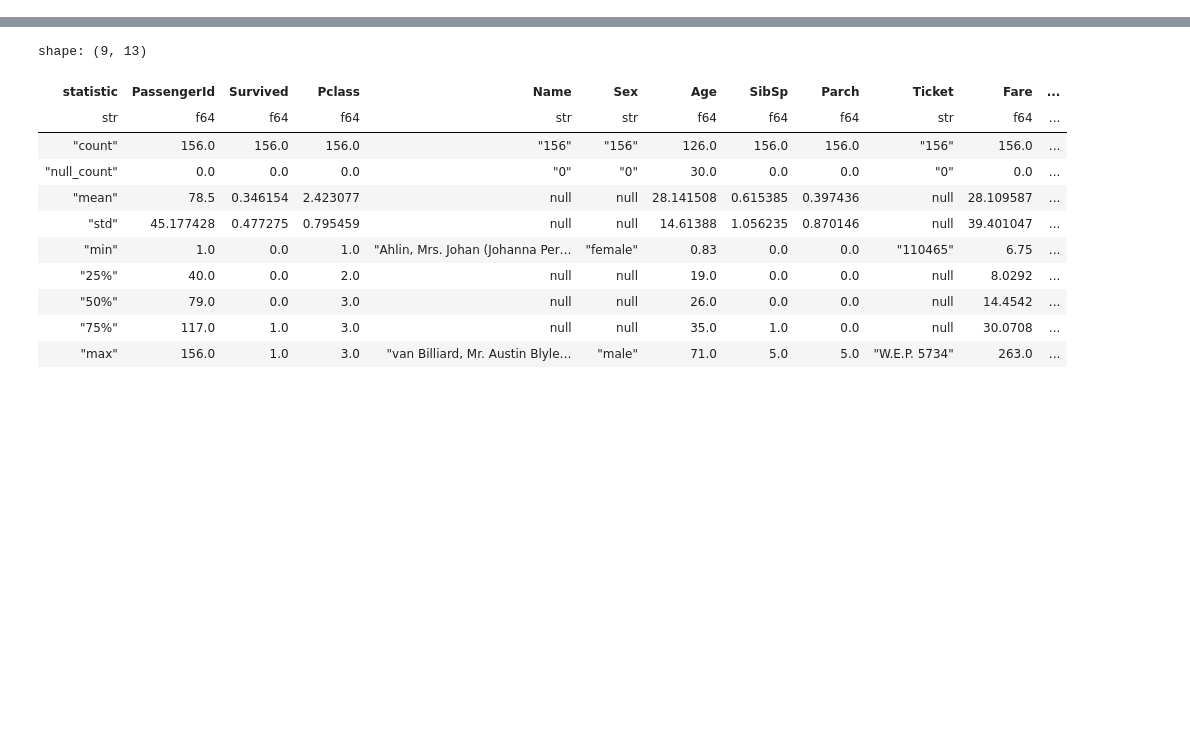
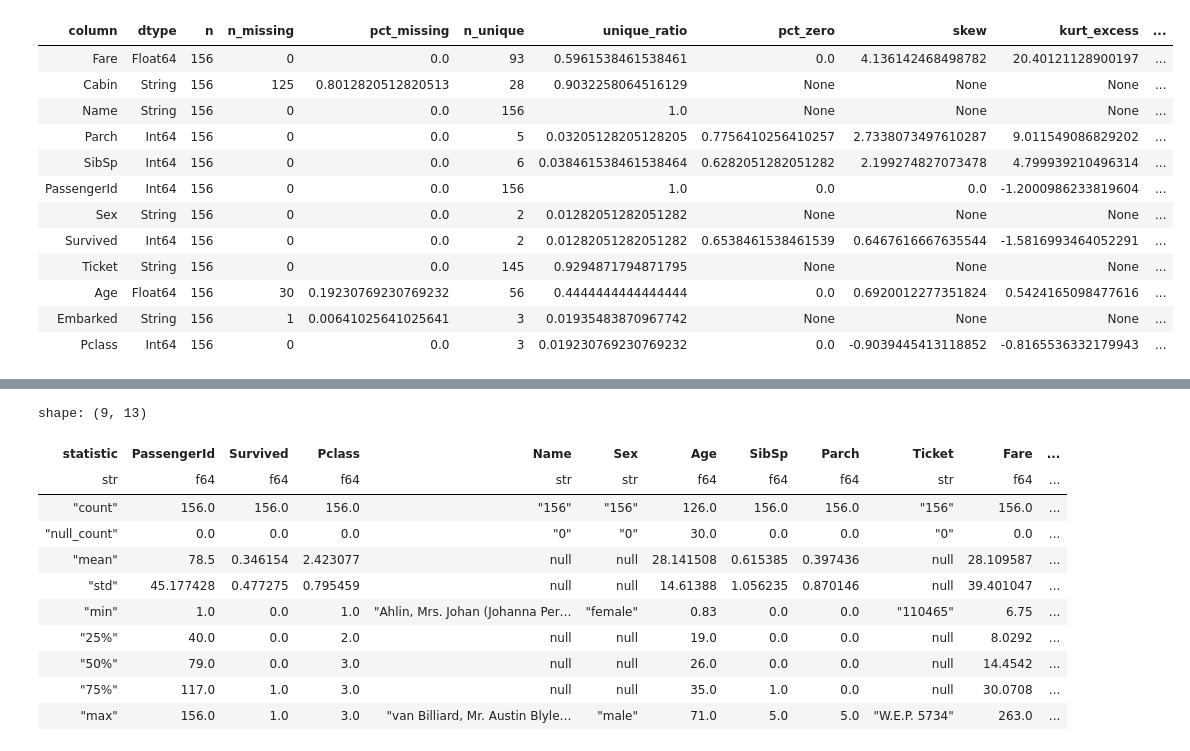
Before and after one commit to pytoned/polars-cleanviz, a Jupyter notebook: demo/polarscope_demo.ipynb, the cells around one changed output, grey strips where cells are left out. Saved outputs shown, nothing was run; the diff lists cells and outputs as text; code cells hidden in the pictures; blank space fills up the shorter version.

```diff
--- a/demo/polarscope_demo.ipynb
+++ b/demo/polarscope_demo.ipynb
@@ -89,0 +695,3 @@ ps.xray(df)
+# %%
+pl.Config.set_thousands_separator(' ')
+avg_rev.sort('REVENUE_AVG', descending=True).head(10)
@@ -89,0 +776,28 @@ ps.xray(df)
+# %%
+def shaky_flags(df: pl.DataFrame) -> pl.DataFrame:
+    flags = []
+    for col, dtype in zip(df.columns, df.dtypes):
+        s = df[col].drop_nulls()
+        f = {"column": col, "flags": []}
+
+        n = df.height
+        n_unique = s.n_unique()
+        pct_missing = (df.height - s.len()) / n
+
+        if pct_missing > 0.3:
+            f["flags"].append("high_missing")
+        if n_unique == 1:
+            f["flags"].append("constant")
+        if n_unique / n > 0.9:
+            f["flags"].append("id_like")
+        if dtype in (pl.Int64, pl.Float64):
+            skew = s.skew()
+            kurt = s.kurtosis()
+            if abs(skew) > 2:
+                f["flags"].append("high_skew")
+            if kurt > 7:
+                f["flags"].append("fat_tails")
+        flags.append(f)
+    return pl.DataFrame(flags)
+
+shaky_flags(df.select(cs.numeric()))
@@ -89,0 +1089,3 @@ ps.xray(df)
+# %%
+res = shaky_flags(df)  # or shaky_flags(df, ShakyConfig(binary_majority=0.7, entropy_threshold=0.6))
+res.select("column","flags","flag_score","recommendation").head(12)
@@ -89,0 +1107,17 @@ ps.xray(df)
+# %%
+from great_tables import GT
+GT(res)
+# %% [output]
+| column | dtype | n | n_missing | pct_missing | n_unique | unique_ratio | pct_zero | skew | kurt_excess | ... |
+| Fare | Float64 | 156 | 0 | 0.0 | 93 | 0.5961538461538461 | 0.0 | 4.136142468498782 | 20.40121128900197 | ... |
+| Cabin | String | 156 | 125 | 0.8012820512820513 | 28 | 0.9032258064516129 | None | None | None | ... |
+| Name | String | 156 | 0 | 0.0 | 156 | 1.0 | None | None | None | ... |
+| Parch | Int64 | 156 | 0 | 0.0 | 5 | 0.03205128205128205 | 0.7756410256410257 | 2.7338073497610287 | 9.011549086829202 | ... |
+| SibSp | Int64 | 156 | 0 | 0.0 | 6 | 0.038461538461538464 | 0.6282051282051282 | 2.199274827073478 | 4.799939210496314 | ... |
+| PassengerId | Int64 | 156 | 0 | 0.0 | 156 | 1.0 | 0.0 | 0.0 | -1.2000986233819604 | ... |
+| Sex | String | 156 | 0 | 0.0 | 2 | 0.01282051282051282 | None | None | None | ... |
+| Survived | Int64 | 156 | 0 | 0.0 | 2 | 0.01282051282051282 | 0.6538461538461539 | 0.6467616667635544 | -1.5816993464052291 | ... |
+| Ticket | String | 156 | 0 | 0.0 | 145 | 0.9294871794871795 | None | None | None | ... |
+| Age | Float64 | 156 | 30 | 0.19230769230769232 | 56 | 0.4444444444444444 | 0.0 | 0.6920012277351824 | 0.5424165098477616 | ... |
+| Embarked | String | 156 | 1 | 0.00641025641025641 | 3 | 0.01935483870967742 | None | None | None | ... |
+| Pclass | Int64 | 156 | 0 | 0.0 | 3 | 0.019230769230769232 | 0.0 | -0.9039445413118852 | -0.8165536332179943 | ... |
```
Also changed, not shown: parts of 58 cells of this notebook, 11 other files.
